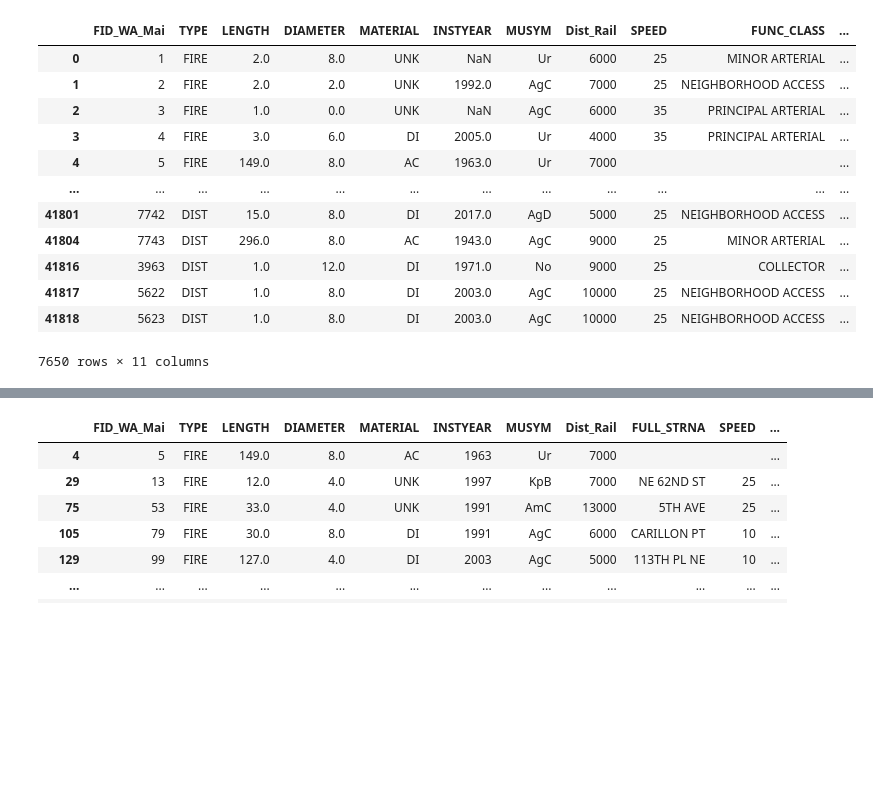
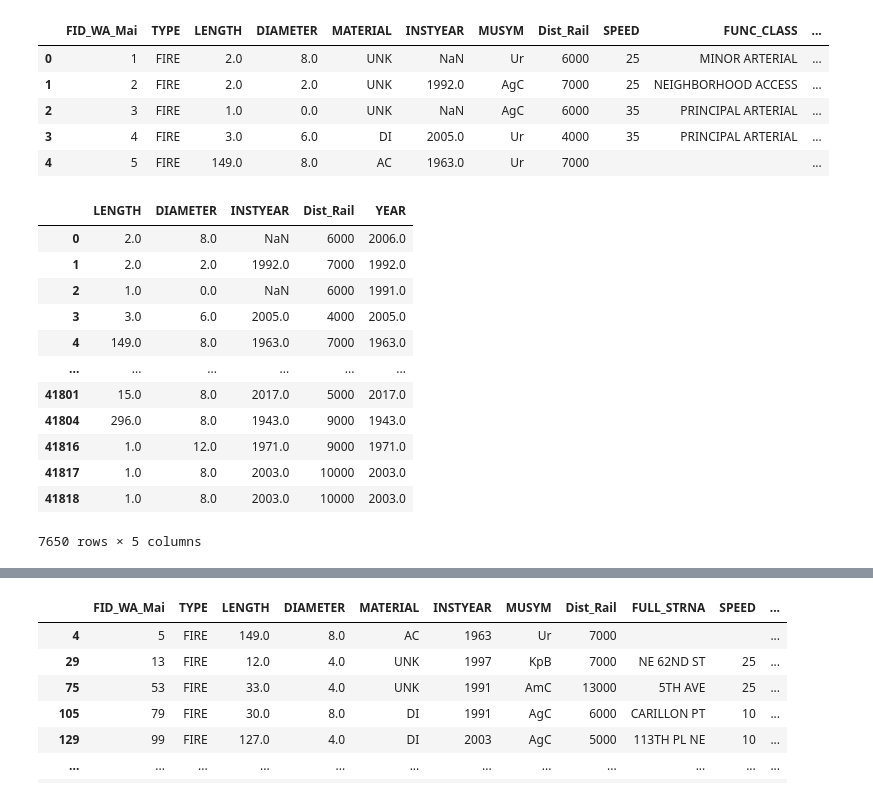
Before and after one commit to yennilee2/Water-Pipe-Project, a Jupyter notebook: first_notebook.ipynb, the cells around one changed output, grey strips where cells are left out. Saved outputs shown, nothing was run; the diff lists cells and outputs as text; code cells hidden in the pictures; blank space fills up the shorter version.

```diff
--- a/first_notebook.ipynb
+++ b/first_notebook.ipynb
@@ -85,18 +65,11 @@ def group_by_id(df):
     return filtered
 # %%
 pipes = group_by_id(pipes)
-pipes
+pipes.head()
 # %% [output]
 |  | FID_WA_Mai | TYPE | LENGTH | DIAMETER | MATERIAL | INSTYEAR | MUSYM | Dist_Rail | SPEED | FUNC_CLASS | ... |
 | 0 | 1 | FIRE | 2.0 | 8.0 | UNK | NaN | Ur | 6000 | 25 | MINOR ARTERIAL | ... |
 | 1 | 2 | FIRE | 2.0 | 2.0 | UNK | 1992.0 | AgC | 7000 | 25 | NEIGHBORHOOD ACCESS | ... |
 | 2 | 3 | FIRE | 1.0 | 0.0 | UNK | NaN | AgC | 6000 | 35 | PRINCIPAL ARTERIAL | ... |
 | 3 | 4 | FIRE | 3.0 | 6.0 | DI | 2005.0 | Ur | 4000 | 35 | PRINCIPAL ARTERIAL | ... |
 | 4 | 5 | FIRE | 149.0 | 8.0 | AC | 1963.0 | Ur | 7000 |  |  | ... |
-| ... | ... | ... | ... | ... | ... | ... | ... | ... | ... | ... | ... |
-| 41801 | 7742 | DIST | 15.0 | 8.0 | DI | 2017.0 | AgD | 5000 | 25 | NEIGHBORHOOD ACCESS | ... |
-| 41804 | 7743 | DIST | 296.0 | 8.0 | AC | 1943.0 | AgC | 9000 | 25 | MINOR ARTERIAL | ... |
-| 41816 | 3963 | DIST | 1.0 | 12.0 | DI | 1971.0 | No | 9000 | 25 | COLLECTOR | ... |
-| 41817 | 5622 | DIST | 1.0 | 8.0 | DI | 2003.0 | AgC | 10000 | 25 | NEIGHBORHOOD ACCESS | ... |
-| 41818 | 5623 | DIST | 1.0 | 8.0 | DI | 2003.0 | AgC | 10000 | 25 | NEIGHBORHOOD ACCESS | ... |
-7650 rows × 11 columns
@@ -106,3 +85,20 @@ impute.
+# %%
+test['YEAR'] = preds[:,2]
+test
+# %% [output]
+|  | LENGTH | DIAMETER | INSTYEAR | Dist_Rail | YEAR |
+| 0 | 2.0 | 8.0 | NaN | 6000 | 2006.0 |
+| 1 | 2.0 | 2.0 | 1992.0 | 7000 | 1992.0 |
+| 2 | 1.0 | 0.0 | NaN | 6000 | 1991.0 |
+| 3 | 3.0 | 6.0 | 2005.0 | 4000 | 2005.0 |
+| 4 | 149.0 | 8.0 | 1963.0 | 7000 | 1963.0 |
+| ... | ... | ... | ... | ... | ... |
+| 41801 | 15.0 | 8.0 | 2017.0 | 5000 | 2017.0 |
+| 41804 | 296.0 | 8.0 | 1943.0 | 9000 | 1943.0 |
+| 41816 | 1.0 | 12.0 | 1971.0 | 9000 | 1971.0 |
+| 41817 | 1.0 | 8.0 | 2003.0 | 10000 | 2003.0 |
+| 41818 | 1.0 | 8.0 | 2003.0 | 10000 | 2003.0 |
+7650 rows × 5 columns
 # %%
 # CALCULATE AVERAGE SLOPES FOR PIPES THAT GOT SPLIT INTO MULTIPLE ROWS
 slopes = df[['FID_WA_Mai', 'SLP_CLASS']]
```
Also changed, not shown: parts of 6 cells of this notebook, 1 other file.
